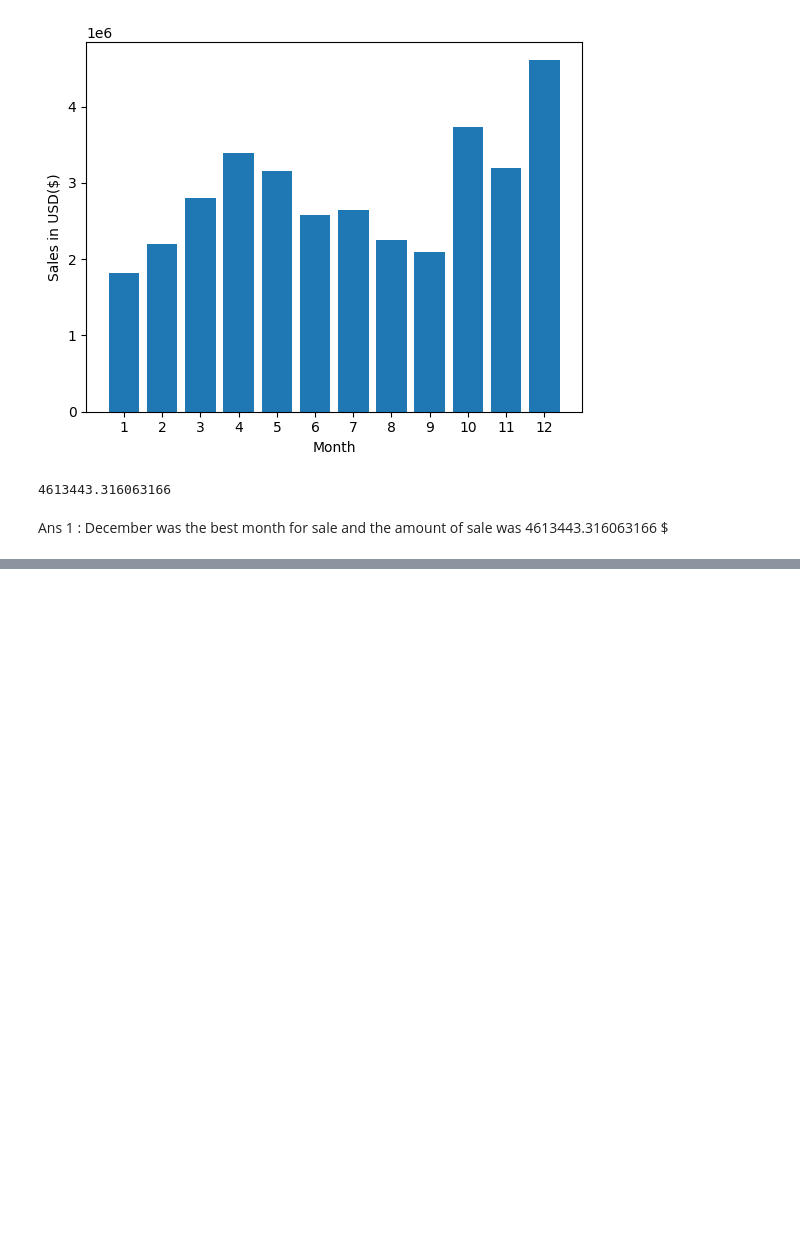
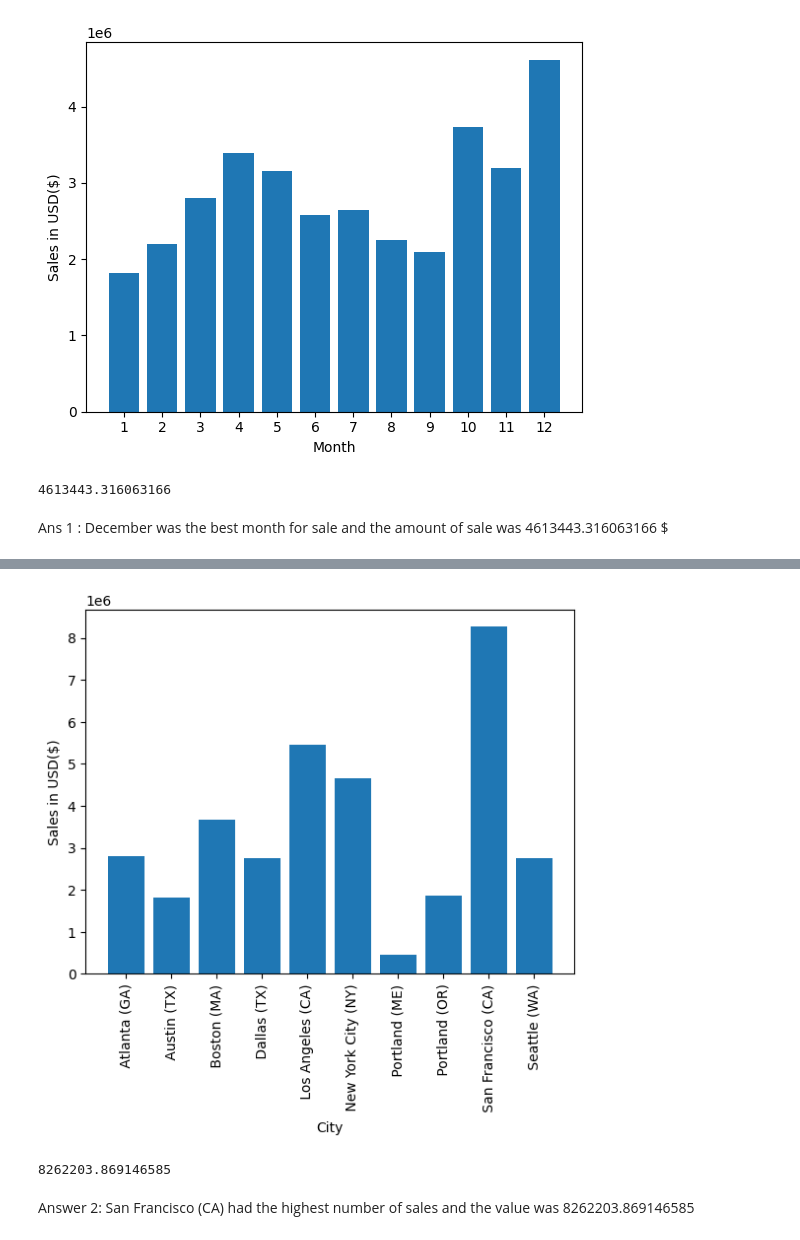
Before and after one commit to Mirazbd123/Project, a Jupyter notebook: sales_analysis.ipynb, the cells around one changed output, grey strips where cells are left out. Saved outputs shown, nothing was run; the diff lists cells and outputs as text; code cells hidden in the pictures; blank space fills up the shorter version.

```diff
--- a/sales_analysis.ipynb
+++ b/sales_analysis.ipynb
@@ -152,0 +162,6 @@ Ans 1 : December was the best month for sale and the amount of sale was 4613443.
+# %%
+def city(x):
+    return x.split(',')[1]
+def state(x):
+    return x.split(',')[2].split(' ')[1]
+df['city']=df['Purchase Address'].apply(lambda x:f"{city(x)} ({state(x)})")
@@ -152,0 +177,17 @@ Ans 1 : December was the best month for sale and the amount of sale was 4613443.
+# %%
+total_sales_by_city = df.groupby(['city']).sum()
+# %%
+cityy = [city for city,df in df.groupby('city')]
+plt.bar(cityy , total_sales_by_city['sales'])
+plt.xticks(cityy,rotation = 90)
+plt.xlabel('City')
+plt.ylabel('Sales in USD($)')
+plt.show()
+# %% [output]
+[figure, added]
+# %%
+df.groupby('city').sum()['sales'].max()
+# %% [output]
+8262203.869146585
+# %% [markdown]
+Answer 2: San Francisco (CA) had the highest number of sales and the value was 8262203.869146585
```
Also changed, not shown: parts of 7 cells of this notebook.
